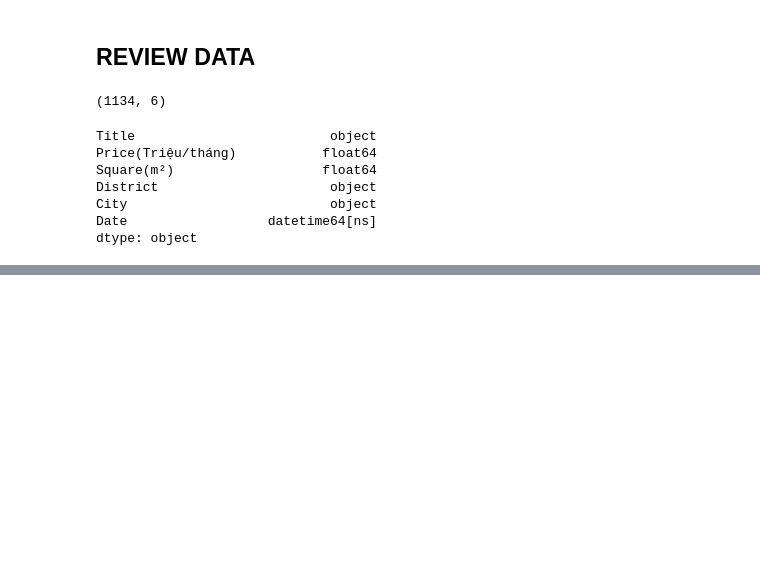
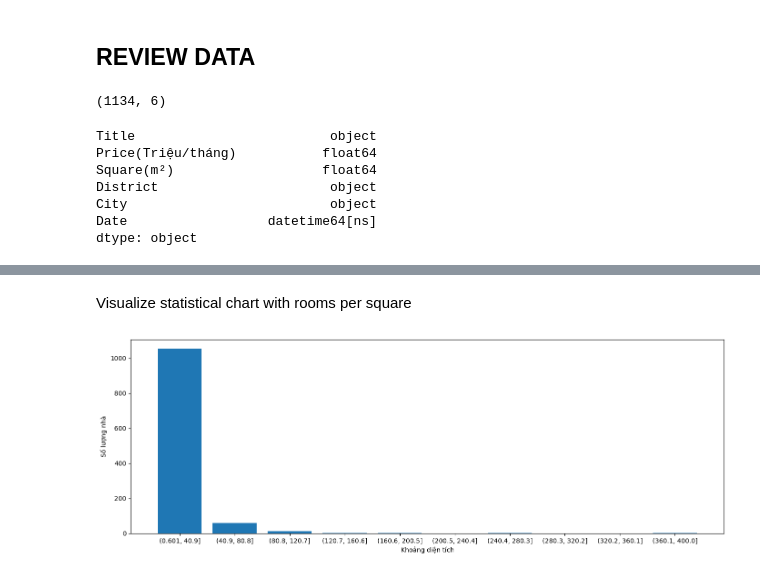
Before and after one commit to laitoanthang/HCM-House-Predict, a Jupyter notebook: Data Science Process/Preprocessing/datapreprocessing.ipynb, the cells around one changed output, grey strips where cells are left out. Drawn from its saved outputs; the diff is of its cells as text; code cells hidden in the pictures; blank space fills up the shorter version.

```diff
--- a/Data Science Process/Preprocessing/datapreprocessing.ipynb
+++ b/Data Science Process/Preprocessing/datapreprocessing.ipynb
@@ -468,0 +644,18 @@ dtype: object
+# %% [markdown]
+Visualize statistical chart with rooms per square
+# %%
+a = df_info["Square(m²)"].dropna()
+b = pd.cut(a.values,bins=10)
+
+c = b.value_counts().sort_index()
+c = c.reset_index()
+c.columns = ["Range","So luong"]
+c["Range"] = c["Range"].astype(str)
+plt.subplots(figsize = (14,5))
+plt.bar(c["Range"],c["So luong"])
+plt.xlabel('Khoảng diện tích')
+plt.ylabel('Số lượng nhà')
+plt.tight_layout()
+plt.show()
+# %% [output]
+[figure, added]
```
Also changed, not shown: parts of 47 cells of this notebook, 1 other file.
